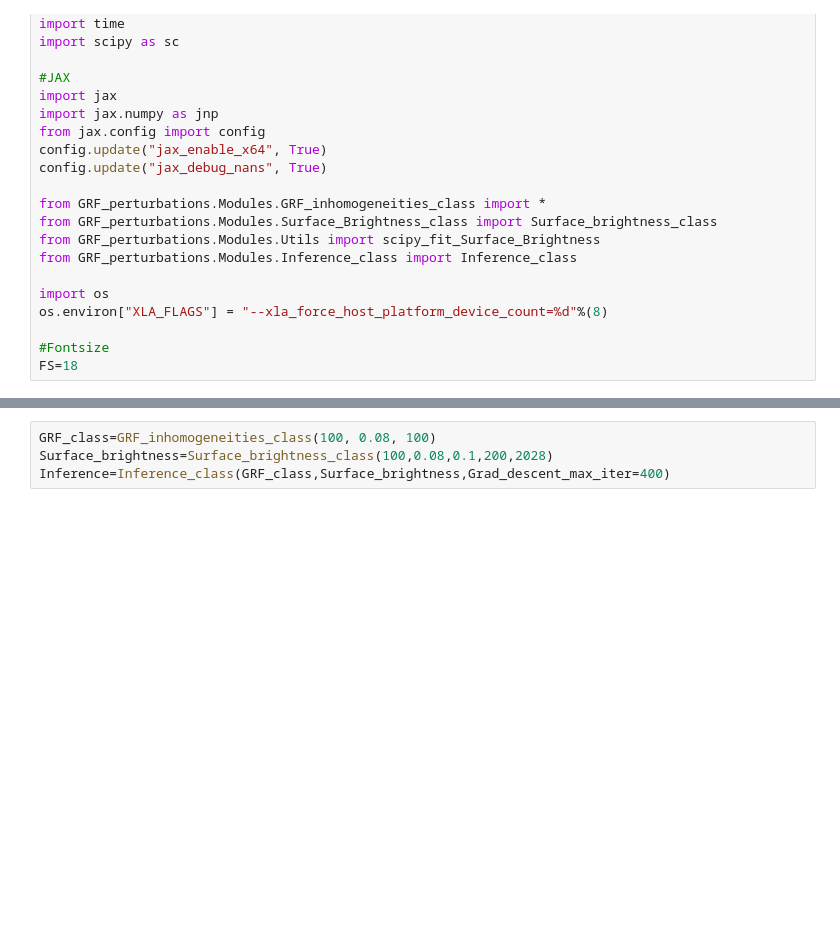
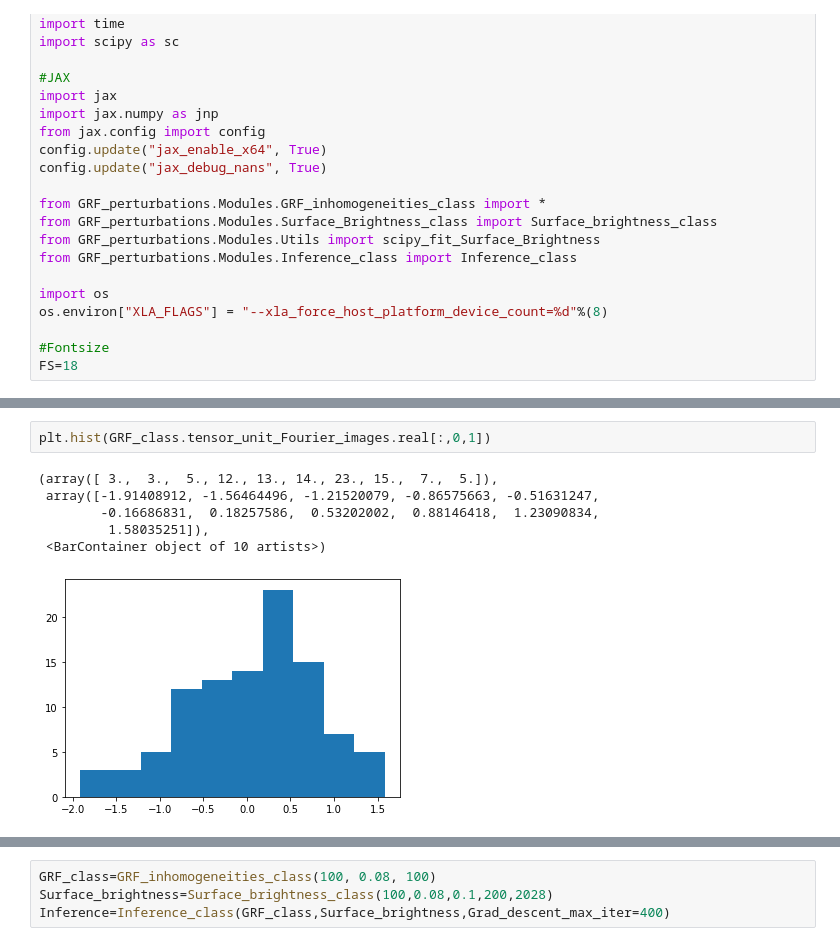
Before and after one commit to Herculens/herculens, a Jupyter notebook: GRF_perturbations/Notebooks/test.ipynb, the cells around one changed output, grey strips where cells are left out. Cells and saved outputs as stored; diff of their text form; blank space fills up the shorter version.

```diff
--- a/GRF_perturbations/Notebooks/test.ipynb
+++ b/GRF_perturbations/Notebooks/test.ipynb
@@ -46,0 +95,9 @@ FS=18
+# %%
+plt.hist(GRF_class.tensor_unit_Fourier_images.real[:,0,1])
+# %% [output]
+(array([ 3.,  3.,  5., 12., 13., 14., 23., 15.,  7.,  5.]),
+ array([-1.91408912, -1.56464496, -1.21520079, -0.86575663, -0.51631247,
+        -0.16686831,  0.18257586,  0.53202002,  0.88146418,  1.23090834,
+         1.58035251]),
+ <BarContainer object of 10 artists>)
+[figure, added]
```
Also changed, not shown: parts of 18 cells of this notebook, 5 other files.
